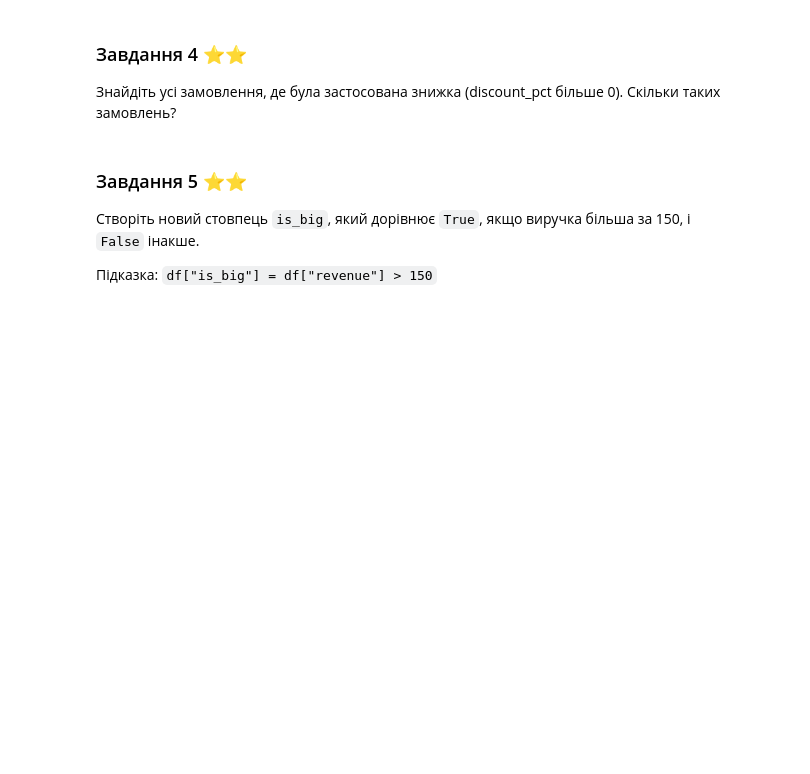
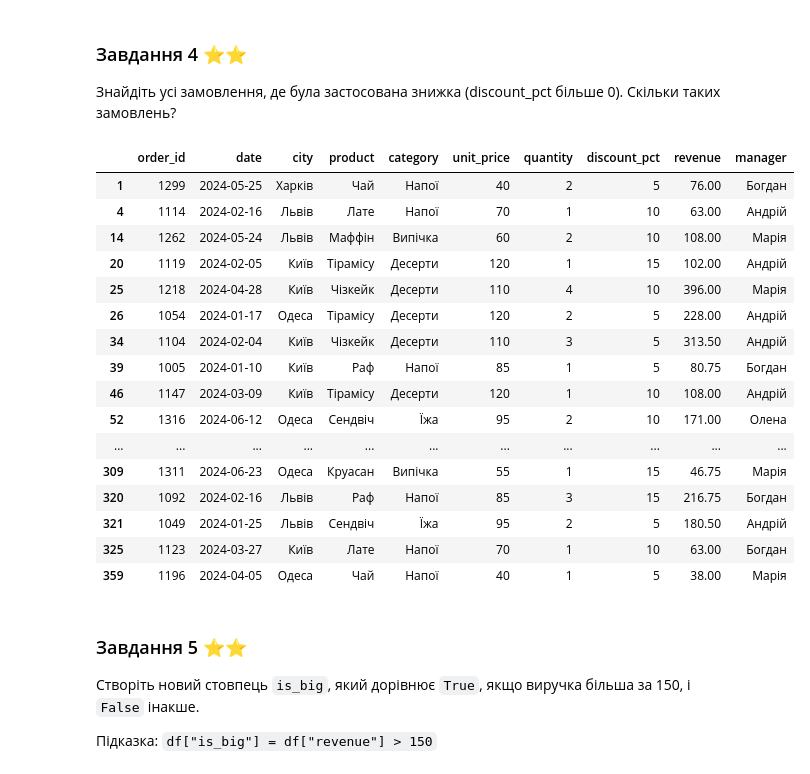
Before and after one commit to volodymyr-holovan/DTA2026, a Jupyter notebook: classwork/pandas_lecture.ipynb, the cells around one changed output. Drawn from its saved outputs; the diff is of its cells as text; code cells hidden in the pictures; blank space fills up the shorter version.

```diff
--- a/classwork/pandas_lecture.ipynb
+++ b/classwork/pandas_lecture.ipynb
@@ -511,6 +540,25 @@ Name: revenue, dtype: float64
 Скільки таких замовлень?
 # %%
 # Ваш код:
+df[df["discount_pct"] > 0]
+# %% [output]
+|  | order_id | date | city | product | category | unit_price | quantity | discount_pct | revenue | manager |
+| 1 | 1299 | 2024-05-25 | Харків | Чай | Напої | 40 | 2 | 5 | 76.00 | Богдан |
+| 4 | 1114 | 2024-02-16 | Львів | Лате | Напої | 70 | 1 | 10 | 63.00 | Андрій |
+| 14 | 1262 | 2024-05-24 | Львів | Маффін | Випічка | 60 | 2 | 10 | 108.00 | Марія |
+| 20 | 1119 | 2024-02-05 | Київ | Тірамісу | Десерти | 120 | 1 | 15 | 102.00 | Андрій |
+| 25 | 1218 | 2024-04-28 | Київ | Чізкейк | Десерти | 110 | 4 | 10 | 396.00 | Марія |
+| 26 | 1054 | 2024-01-17 | Одеса | Тірамісу | Десерти | 120 | 2 | 5 | 228.00 | Андрій |
+| 34 | 1104 | 2024-02-04 | Київ | Чізкейк | Десерти | 110 | 3 | 5 | 313.50 | Андрій |
+| 39 | 1005 | 2024-01-10 | Київ | Раф | Напої | 85 | 1 | 5 | 80.75 | Богдан |
+| 46 | 1147 | 2024-03-09 | Київ | Тірамісу | Десерти | 120 | 1 | 10 | 108.00 | Андрій |
+| 52 | 1316 | 2024-06-12 | Одеса | Сендвіч | Їжа | 95 | 2 | 10 | 171.00 | Олена |
+| ... | ... | ... | ... | ... | ... | ... | ... | ... | ... | ... |
+| 309 | 1311 | 2024-06-23 | Одеса | Круасан | Випічка | 55 | 1 | 15 | 46.75 | Марія |
+| 320 | 1092 | 2024-02-16 | Львів | Раф | Напої | 85 | 3 | 15 | 216.75 | Богдан |
+| 321 | 1049 | 2024-01-25 | Львів | Сендвіч | Їжа | 95 | 2 | 5 | 180.50 | Андрій |
+| 325 | 1123 | 2024-03-27 | Київ | Лате | Напої | 70 | 1 | 10 | 63.00 | Богдан |
+| 359 | 1196 | 2024-04-05 | Одеса | Чай | Напої | 40 | 1 | 5 | 38.00 | Марія |
 # %% [markdown]
 ### Завдання 5 ⭐⭐
 Створіть новий стовпець `is_big`, який дорівнює `True`, якщо виручка більша за 150, і `False` інакше.
```
Also changed, not shown: parts of 9 cells of this notebook.
